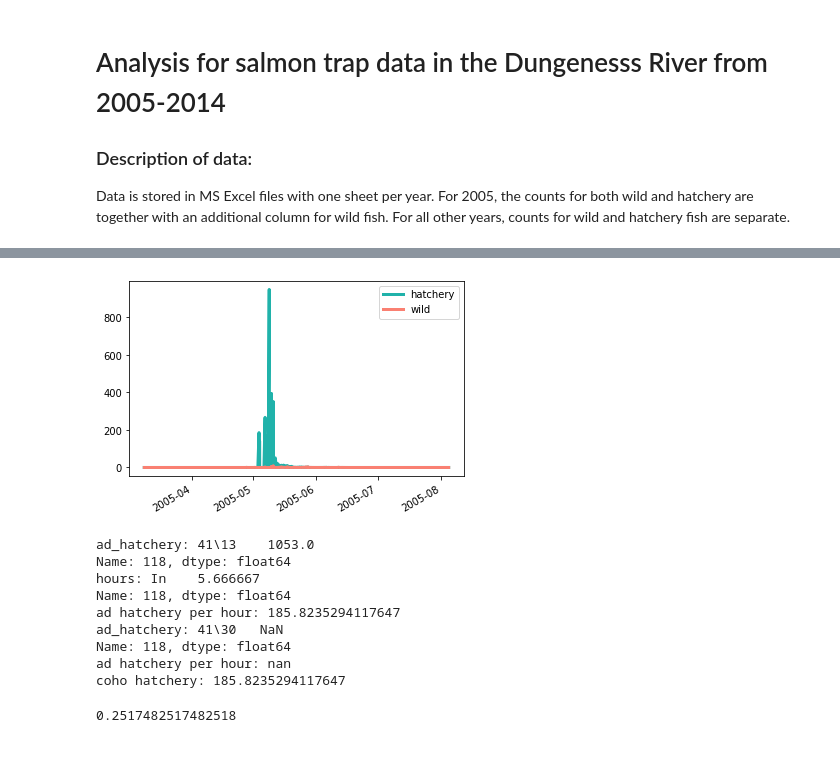
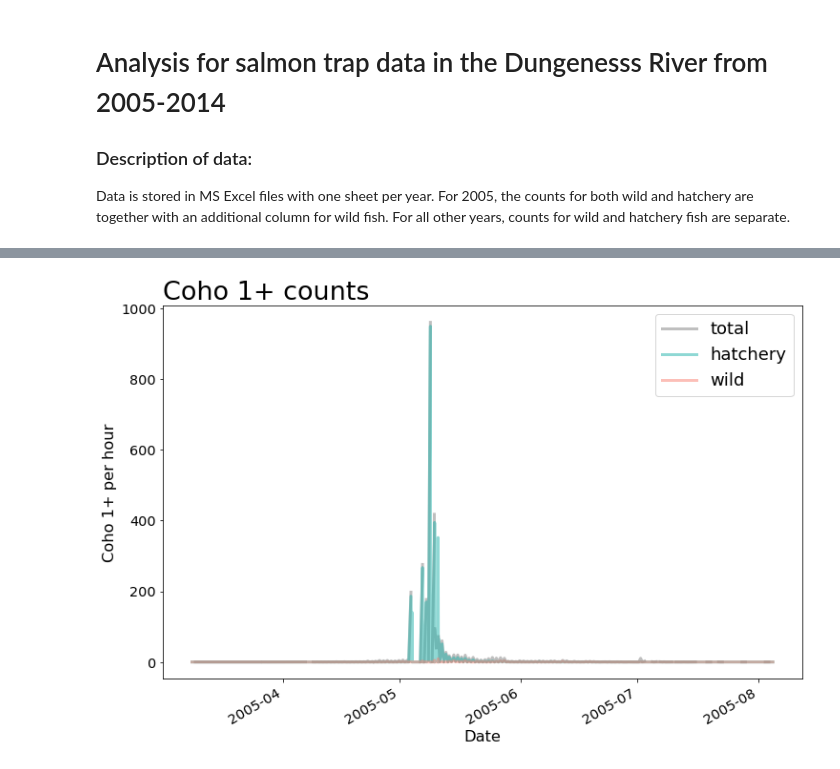
Before and after one commit to maria-kuruvilla/pied_piper, a Jupyter notebook: dungeness_2005-2014.ipynb, the cells around one changed output, grey strips where cells are left out. Drawn from its saved outputs; the diff is of its cells as text; code cells hidden in the pictures.

```diff
--- a/dungeness_2005-2014.ipynb
+++ b/dungeness_2005-2014.ipynb
@@ -86,0 +94,3 @@ plt.show()
+# %%
+df_2005.columns = df_2005.columns.droplevel(level=1)
+df_2005.columns
@@ -87,52 +173,32 @@ plt.show()
 # %%
-#plt.plot(df['Down'], df['Coho 1+'], linewidth = 3, label = 'total', color = 'black')
-plt.plot(df_2005['Down'], df_2005['Coho 1+ Hatchery per hour'], linewidth = 3, label  = 'hatchery', color = 'lightseagreen')
-plt.plot(df_2005['Down'], df_2005['Coho 1+ Wild per hour'], linewidth = 3, label = 'wild', color = 'salmon')
+fs = 18
+lw = 1.25
+transparency = 0.5
+plt.close('all') # always start by cleaning up
+fig = plt.figure(figsize=(12,8))
+ax = fig.add_subplot(111)
+ax.plot(
+    df_2005['Down'], df_2005['Coho 1+ per hour'],
+    linewidth = 3, label = 'total', color = 'gray', alpha = transparency)
 
-plt.legend()
+
+ax.plot(
+    df_2005['Down'], df_2005['Coho 1+ Hatchery per hour'],
+    linewidth = 3, label  = 'hatchery', color = 'lightseagreen', alpha = transparency)
+
+
+ax.plot(
+    df_2005['Down'], df_2005['Coho 1+ Wild per hour'],
+    linewidth = 3, label = 'wild', color = 'salmon', alpha = transparency)
+
 plt.gcf().autofmt_xdate()
+plt.xlabel('Date', size = 0.9*fs)
+plt.ylabel('Coho 1+ per hour', size = 0.9*fs)
+ax.tick_params(labelsize=.8*fs)
+ax.set_title('Coho 1+ counts', loc='left', fontsize = fs*1.5)
+plt.legend(fontsize=fs, loc='upper right', title = '')
+
+
 plt.show()
 # %% [output]
-[figure, old version]
+[figure, new version]
-# %%
-n= 118
-uc_wild = df_2005['Coho 1+ UC mark Wild'].iloc[n]
-hours = df_2005['In'].iloc[n]
-uc_wild_per_hour = df_2005['Coho 1+ UC mark Wild per hour'].iloc[n]
-
-
-
-
-
-lc_wild = df_2005['Coho 1+ LC mark Wild'].iloc[n]
-hours = df_2005['In'].iloc[n]
-lc_wild_per_hour = df_2005['Coho 1+ LC mark Wild per hour'].iloc[n]
-coho_wild_per_hour = df_2005['Coho 1+ Wild per hour'].iloc[n]
-
-ad_hatchery = df_2005['Coho 1+ Hatchery ad-mark'].iloc[n]
-ad_hatchery_per_hour = df_2005['Coho 1+ Hatchery ad-mark per hour'].iloc[n]
-not_ad_hatchery = df_2005['Coho 1+ hatchery CWT not ad-marked'].iloc[n]
-not_ad_hatchery_per_hour = df_2005['Coho 1+ hatchery CWT not ad-marked per hour'].iloc[n]
-coho_hatchery_per_hour = df_2005['Coho 1+ Hatchery per hour'].iloc[n]
-
-print(f"ad_hatchery: {ad_hatchery}")
-print(f"hours: {hours}")
-print(f"ad hatchery per hour: {ad_hatchery_per_hour}")
-print(f"ad_hatchery: {not_ad_hatchery}")
-print(f"ad hatchery per hour: {not_ad_hatchery_per_hour}")
-print(f"coho hatchery: {coho_hatchery_per_hour}")
-# %% [output]
-ad_hatchery: 41\13    1053.0
-Name: 118, dtype: float64
-hours: In    5.666667
-Name: 118, dtype: float64
-ad hatchery per hour: 185.8235294117647
-ad_hatchery: 41\30   NaN
-Name: 118, dtype: float64
-ad hatchery per hour: nan
-coho hatchery: 185.8235294117647
-# %%
-df_2005['test_col'] = df_2005['Coho 1+ UC mark Wild'].div(df_2005['In'].values)
-df_2005['test_col'].iloc[168]
-# %% [output]
-0.2517482517482518
```
Also changed, not shown: parts of 9 cells of this notebook.
